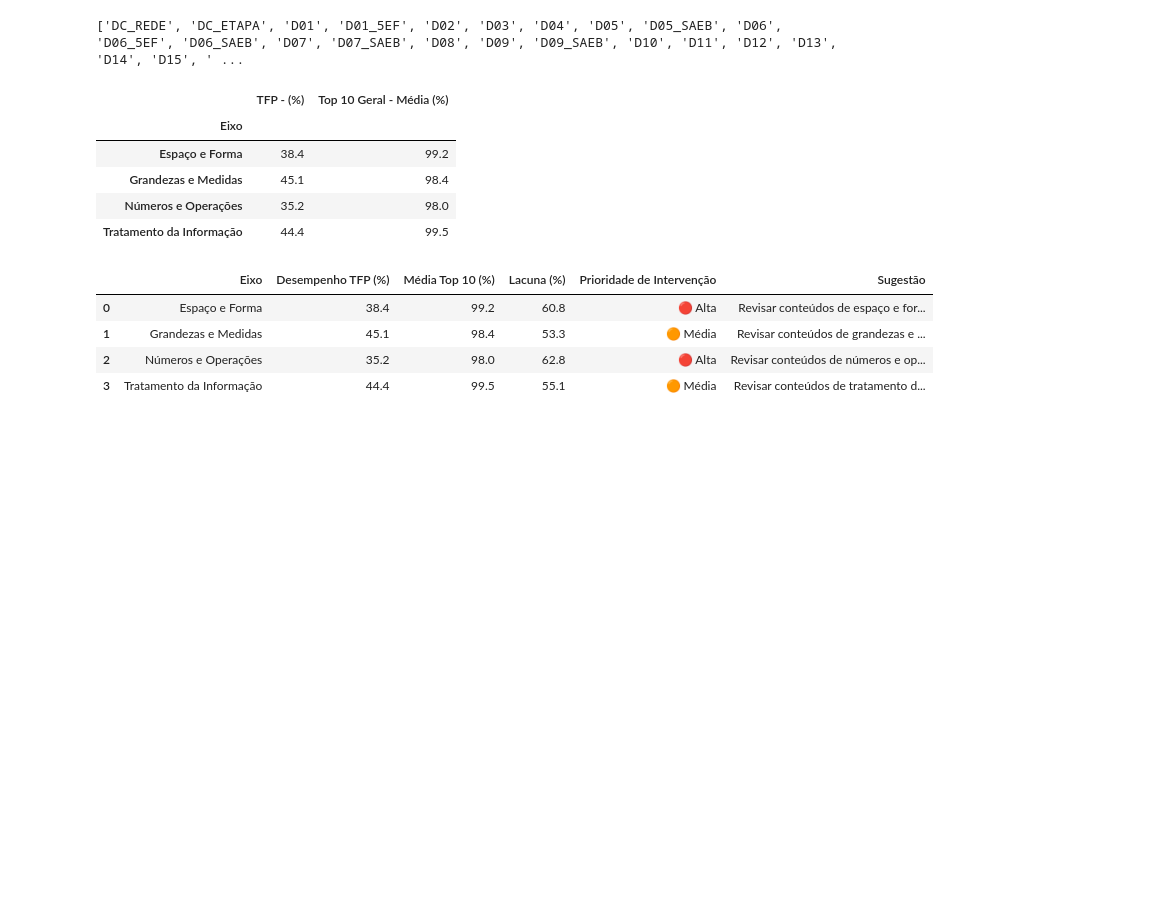
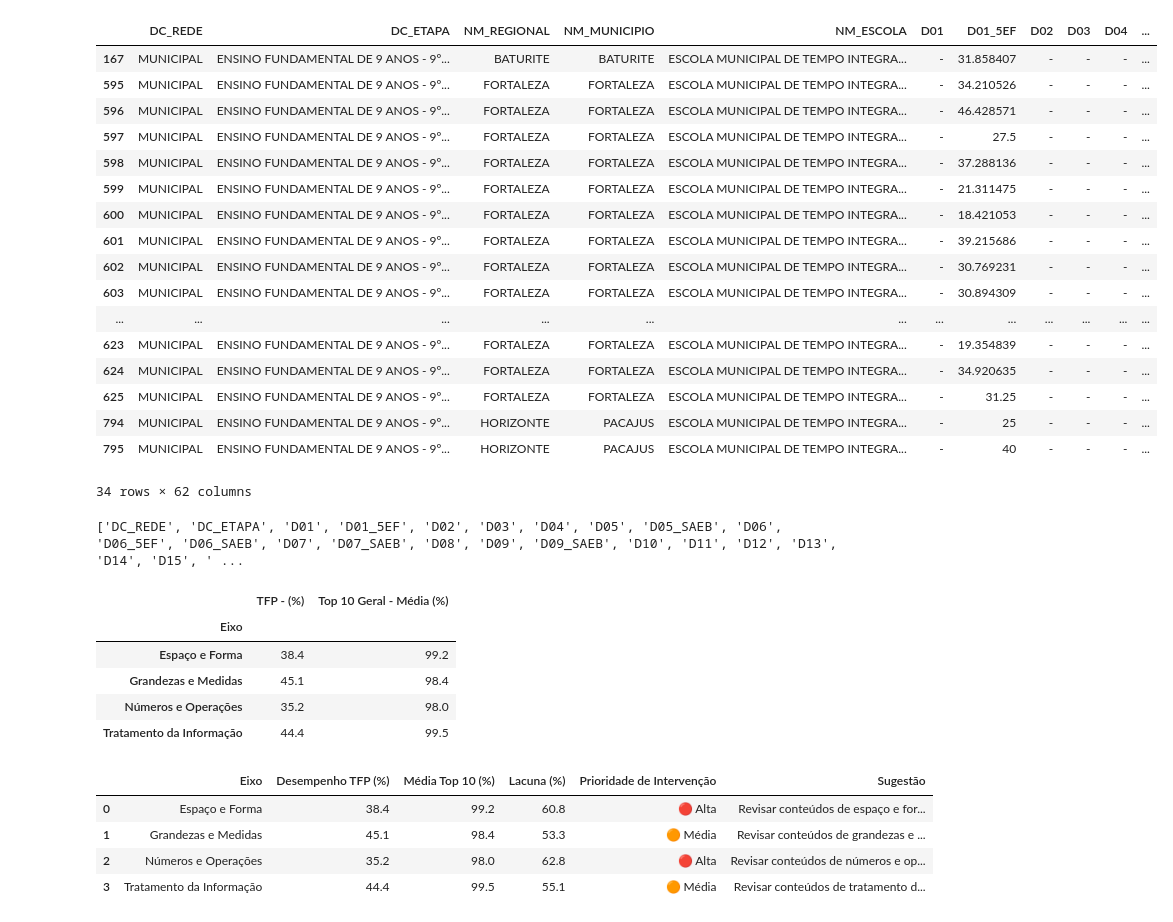
Before and after one commit to TiagoVettorazzi-PortfolioTech/Analises_Spaece, a Jupyter notebook: teste2.ipynb, the cells around one changed output. Drawn from its saved outputs; the diff is of its cells as text; code cells hidden in the pictures; blank space fills up the shorter version.

```diff
--- a/teste2.ipynb
+++ b/teste2.ipynb
@@ -16,3 +16,7 @@ df = df.dropna(axis=1, how='all')
 
 # Filtros para manter apenas os dados do 9º ano
 df_9ano = df[df['DC_ETAPA'] == 'ENSINO FUNDAMENTAL DE 9 ANOS - 9º ANO'].reset_index(drop=True)
+# %%
+with pd.option_context('display.max_colwidth', None):
+    df_9ano_filt = df_9ano[df_9ano["NM_ESCOLA"].str.contains("ESCOLA MUNICIPAL DE TEMPO INTEGRAL ")]
+    print(df_9ano_filt)
@@ -19,3 +41,24 @@ df_9ano = df[df['DC_ETAPA'] == 'ENSINO FUNDAMENTAL DE 9 ANOS - 9º ANO'].reset_i
+# %%
+df_9ano_filt
+# %% [output]
+|  | DC_REDE | DC_ETAPA | NM_REGIONAL | NM_MUNICIPIO | NM_ESCOLA | D01 | D01_5EF | D02 | D03 | D04 | ... |
+| 167 | MUNICIPAL | ENSINO FUNDAMENTAL DE 9 ANOS - 9º... | BATURITE | BATURITE | ESCOLA MUNICIPAL DE TEMPO INTEGRA... | - | 31.858407 | - | - | - | ... |
+| 595 | MUNICIPAL | ENSINO FUNDAMENTAL DE 9 ANOS - 9º... | FORTALEZA | FORTALEZA | ESCOLA MUNICIPAL DE TEMPO INTEGRA... | - | 34.210526 | - | - | - | ... |
+| 596 | MUNICIPAL | ENSINO FUNDAMENTAL DE 9 ANOS - 9º... | FORTALEZA | FORTALEZA | ESCOLA MUNICIPAL DE TEMPO INTEGRA... | - | 46.428571 | - | - | - | ... |
+| 597 | MUNICIPAL | ENSINO FUNDAMENTAL DE 9 ANOS - 9º... | FORTALEZA | FORTALEZA | ESCOLA MUNICIPAL DE TEMPO INTEGRA... | - | 27.5 | - | - | - | ... |
+| 598 | MUNICIPAL | ENSINO FUNDAMENTAL DE 9 ANOS - 9º... | FORTALEZA | FORTALEZA | ESCOLA MUNICIPAL DE TEMPO INTEGRA... | - | 37.288136 | - | - | - | ... |
+| 599 | MUNICIPAL | ENSINO FUNDAMENTAL DE 9 ANOS - 9º... | FORTALEZA | FORTALEZA | ESCOLA MUNICIPAL DE TEMPO INTEGRA... | - | 21.311475 | - | - | - | ... |
+| 600 | MUNICIPAL | ENSINO FUNDAMENTAL DE 9 ANOS - 9º... | FORTALEZA | FORTALEZA | ESCOLA MUNICIPAL DE TEMPO INTEGRA... | - | 18.421053 | - | - | - | ... |
+| 601 | MUNICIPAL | ENSINO FUNDAMENTAL DE 9 ANOS - 9º... | FORTALEZA | FORTALEZA | ESCOLA MUNICIPAL DE TEMPO INTEGRA... | - | 39.215686 | - | - | - | ... |
+| 602 | MUNICIPAL | ENSINO FUNDAMENTAL DE 9 ANOS - 9º... | FORTALEZA | FORTALEZA | ESCOLA MUNICIPAL DE TEMPO INTEGRA... | - | 30.769231 | - | - | - | ... |
+| 603 | MUNICIPAL | ENSINO FUNDAMENTAL DE 9 ANOS - 9º... | FORTALEZA | FORTALEZA | ESCOLA MUNICIPAL DE TEMPO INTEGRA... | - | 30.894309 | - | - | - | ... |
+| ... | ... | ... | ... | ... | ... | ... | ... | ... | ... | ... | ... |
+| 623 | MUNICIPAL | ENSINO FUNDAMENTAL DE 9 ANOS - 9º... | FORTALEZA | FORTALEZA | ESCOLA MUNICIPAL DE TEMPO INTEGRA... | - | 19.354839 | - | - | - | ... |
+| 624 | MUNICIPAL | ENSINO FUNDAMENTAL DE 9 ANOS - 9º... | FORTALEZA | FORTALEZA | ESCOLA MUNICIPAL DE TEMPO INTEGRA... | - | 34.920635 | - | - | - | ... |
+| 625 | MUNICIPAL | ENSINO FUNDAMENTAL DE 9 ANOS - 9º... | FORTALEZA | FORTALEZA | ESCOLA MUNICIPAL DE TEMPO INTEGRA... | - | 31.25 | - | - | - | ... |
+| 794 | MUNICIPAL | ENSINO FUNDAMENTAL DE 9 ANOS - 9º... | HORIZONTE | PACAJUS | ESCOLA MUNICIPAL DE TEMPO INTEGRA... | - | 25 | - | - | - | ... |
+| 795 | MUNICIPAL | ENSINO FUNDAMENTAL DE 9 ANOS - 9º... | HORIZONTE | PACAJUS | ESCOLA MUNICIPAL DE TEMPO INTEGRA... | - | 40 | - | - | - | ... |
+34 rows × 62 columns
 # %%
 # Função para selecionar escola
 def selecionar_escola(nome_escola):
```
Also changed, not shown: parts of 1 cell of this notebook, 1 other file.
